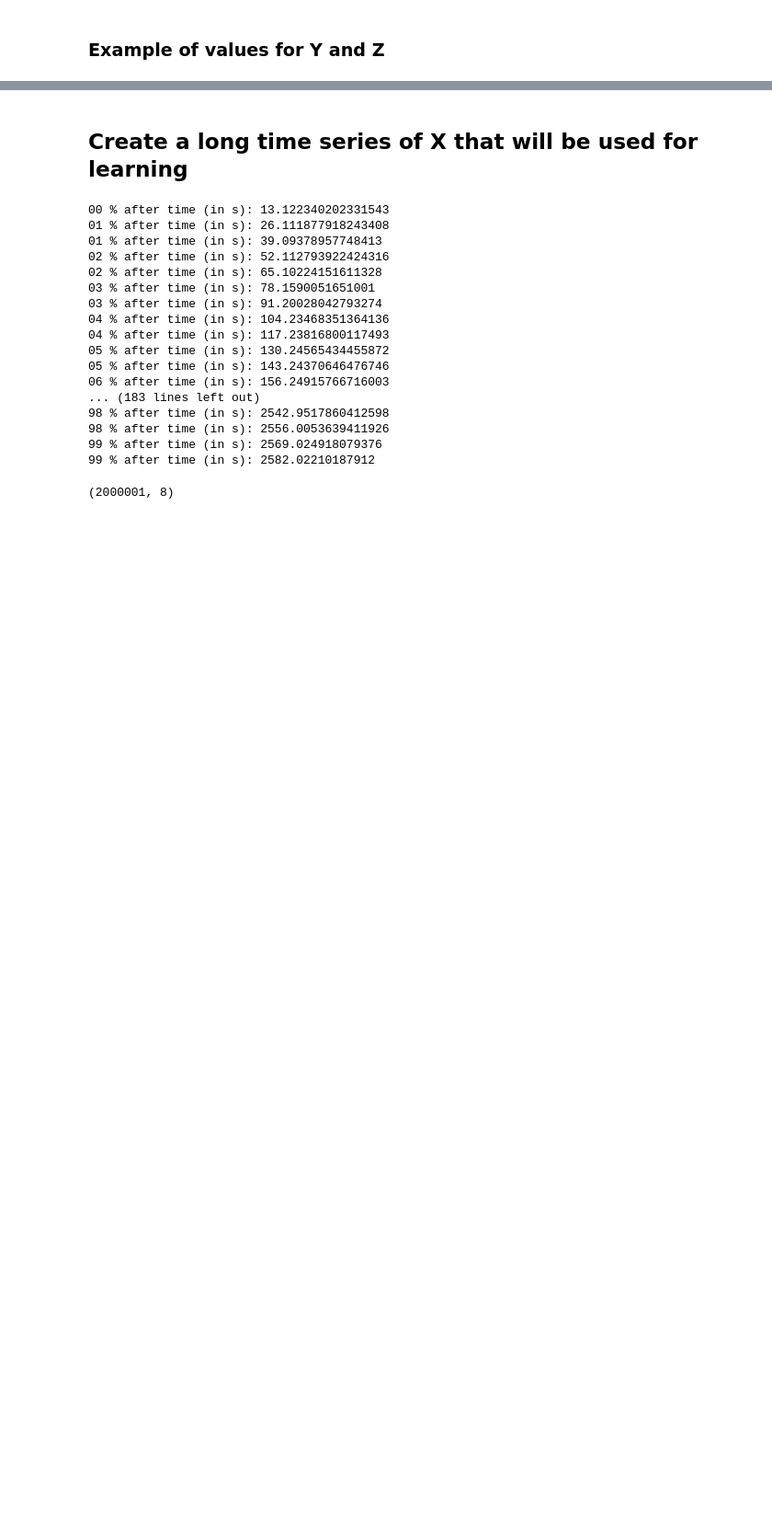
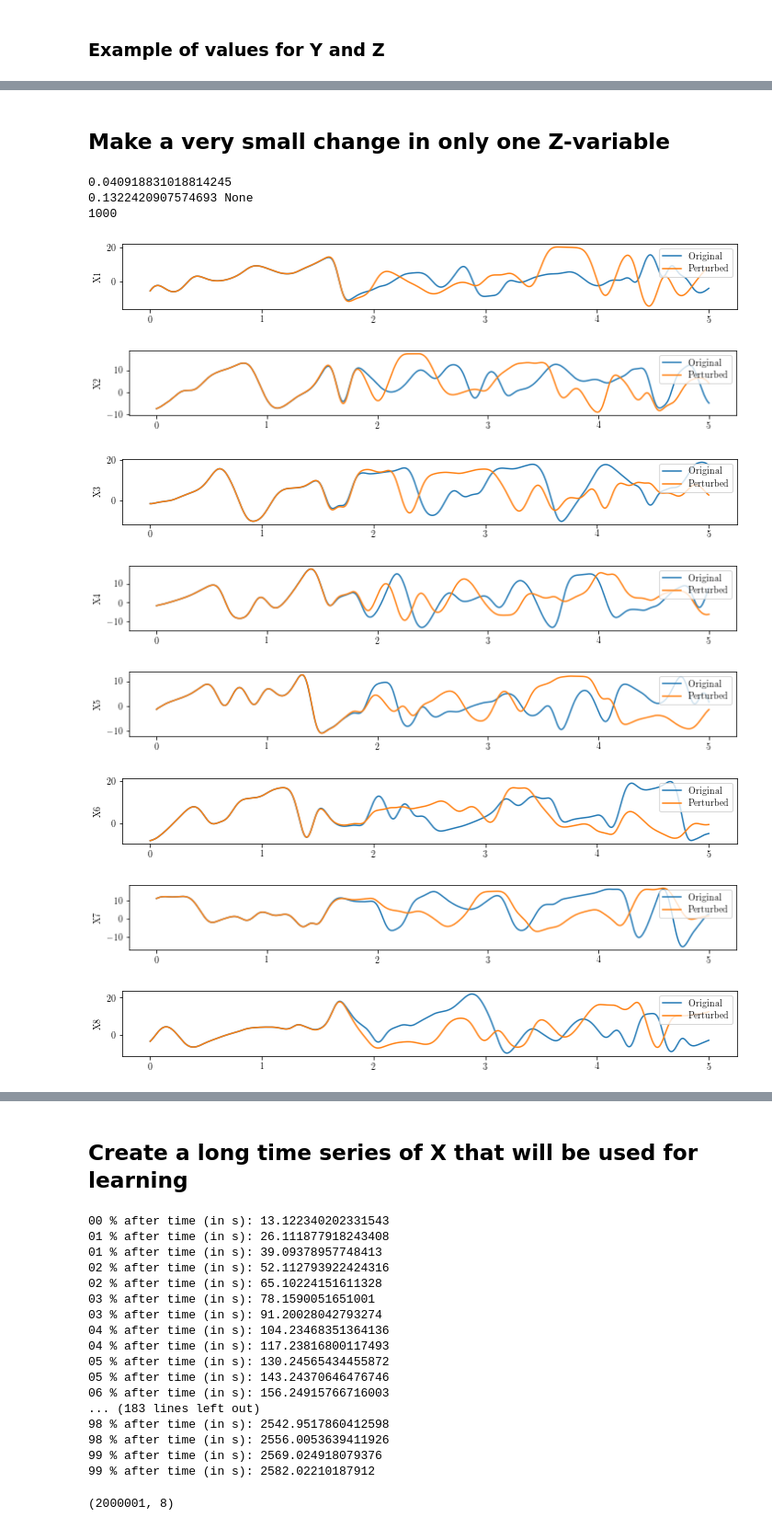
Before and after one commit to havahol/lorenz96, a Jupyter notebook: Lorenz96Model.ipynb, the cells around one changed output, grey strips where cells are left out. Shown at 92% size. Drawn from its saved outputs; the diff is of its cells as text; code cells hidden in the pictures; blank space fills up the shorter version.

```diff
--- a/Lorenz96Model.ipynb
+++ b/Lorenz96Model.ipynb
@@ -55,6 +55,7 @@ import Lorenz96
 # %%
 init_X = np.random.normal(loc=0, scale=5, size=8)
 init_Y = np.random.normal(loc=0, scale=1, size=(8,8))
+init_Z = np.random.normal(loc=0, scale=0.05, size=(8,8,8))
 # %%
 
 class Ensemble:
@@ -168,0 +172,36 @@ Text(0, 0.5, 'Z1')
+# %% [markdown]
+## Make a very small change in only one Z-variable
+# %%
+importlib.reload(Lorenz96)
+end_T = 5
+L96_orig = Lorenz96.Lorenz96(init_X=init_X, init_Y=init_Y, init_Z=init_Z, num_layers=3, end_T=end_T)
+L96_pert = Lorenz96.Lorenz96(init_X=init_X, init_Y=init_Y, init_Z=init_Z, num_layers=3, end_T=end_T)
+
+print(L96_pert.Z[4][3][6], print(np.mean(np.abs(L96_pert.Z))))
+
+L96_pert.Z[4][3][6] += 0.001
+
+
+L96_orig.step(end_T)
+L96_pert.step(end_T)
+
+t_axis = np.arange(L96_orig.num_timesteps+1)*L96_orig.dt
+for i in range(8):
+    fig = plt.figure(figsize=(12,1.3))
+    plt.plot(t_axis, L96_orig.X[:,i], label='Original')
+    plt.plot(t_axis, L96_pert.X[:,i], label='Perturbed')
+    plt.legend(loc=1)
+    plt.ylabel('X'+str(i+1))
+print(L96.it)
+# %% [output]
+0.040918831018814245
+0.1322420907574693 None
+1000
+[figure, added]
+[figure, added]
+[figure, added]
+[figure, added]
+[figure, added]
+[figure, added]
+[figure, added]
+[figure, added]
```
Also changed, not shown: parts of 9 cells of this notebook, 2 other files.
